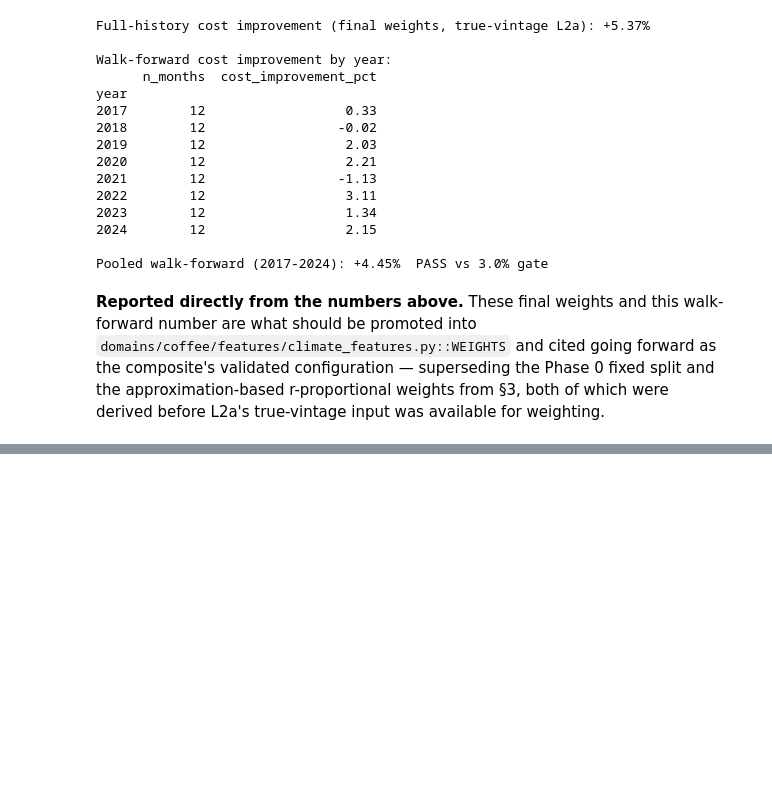
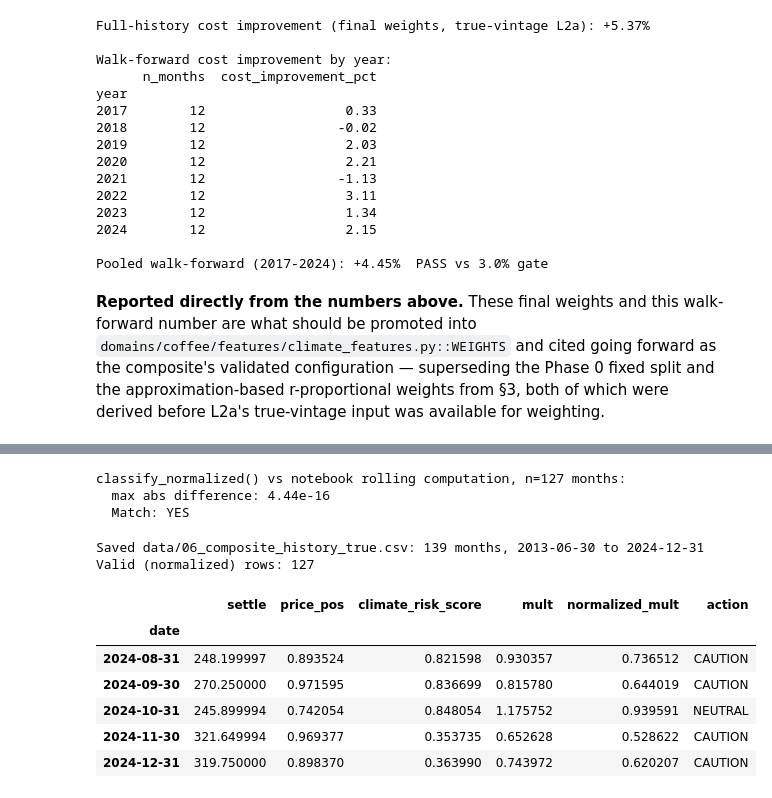
Before and after one commit to abhirajp97/greensignal, a Jupyter notebook: notebooks/coffee_backtests/06_composite_backtest.ipynb, the cells around one changed output, grey strips where cells are left out. Drawn from its saved outputs; the diff is of its cells as text; code cells hidden in the pictures; blank space fills up the shorter version.

```diff
--- a/notebooks/coffee_backtests/06_composite_backtest.ipynb
+++ b/notebooks/coffee_backtests/06_composite_backtest.ipynb
@@ -897,0 +911,58 @@ weighting.
+# %%
+import sys  # noqa: E402
+
+sys.path.insert(0, '../..')
+from core.services.recommendation_engine import classify_normalized  # noqa: E402
+
+core_hist = core_true.sort_index().copy()
+mult_list = core_hist['mult'].tolist()
+dates = core_hist.index.tolist()
+
+normalized_prod, action_prod = [], []
+for i in range(len(mult_list)):
+    trailing = mult_list[max(0, i - 24):i]
+    if len(trailing) < 12:
+        normalized_prod.append(float('nan'))
+        action_prod.append('INSUFFICIENT_HISTORY')
+        continue
+    norm, act = classify_normalized(mult_list[i], trailing)
+    normalized_prod.append(norm)
+    action_prod.append(act.value.upper())
+
+core_hist['normalized_mult_prod'] = normalized_prod
+core_hist['action_prod'] = action_prod
+
+# Cross-check against this notebook's own rolling_24m_norm-style computation,
+# recomputed here on core_true specifically (Sec 4's rolling_24m_norm was
+# computed on the approximation-based `core`, not `core_true`).
+notebook_norm = core_hist['mult'] / core_hist['mult'].rolling(24, min_periods=12).mean().shift(1)
+both_valid = core_hist['normalized_mult_prod'].notna() & notebook_norm.notna()
+diff = (core_hist.loc[both_valid, 'normalized_mult_prod'] - notebook_norm.loc[both_valid]).abs()
+print(f'classify_normalized() vs notebook rolling computation, n={both_valid.sum()} months:')
+print(f'  max abs difference: {diff.max():.2e}')
+print(f'  Match: {"YES" if diff.max() < 1e-6 else "NO -- INVESTIGATE"}')
+# %% [output]
+classify_normalized() vs notebook rolling computation, n=127 months:
+  max abs difference: 4.44e-16
+  Match: YES
+# %%
+out_hist = core_hist[['settle', 'price_pos', 'climate_risk_score', 'mult',
+                       'normalized_mult_prod', 'action_prod']].copy()
+out_hist = out_hist.rename(
+    columns={'normalized_mult_prod': 'normalized_mult', 'action_prod': 'action'}
+)
+out_hist.to_csv('data/06_composite_history_true.csv')
+print(f'Saved data/06_composite_history_true.csv: {len(out_hist)} months, '
+      f'{out_hist.index.min().date()} to {out_hist.index.max().date()}')
+print(f'Valid (normalized) rows: {out_hist["normalized_mult"].notna().sum()}')
+out_hist.tail()
+# %% [output]
+Saved data/06_composite_history_true.csv: 139 months, 2013-06-30 to 2024-12-31
+Valid (normalized) rows: 127
+|  | settle | price_pos | climate_risk_score | mult | normalized_mult | action |
+| date |  |  |  |  |  |  |
+| 2024-08-31 | 248.199997 | 0.893524 | 0.821598 | 0.930357 | 0.736512 | CAUTION |
+| 2024-09-30 | 270.250000 | 0.971595 | 0.836699 | 0.815780 | 0.644019 | CAUTION |
+| 2024-10-31 | 245.899994 | 0.742054 | 0.848054 | 1.175752 | 0.939591 | NEUTRAL |
+| 2024-11-30 | 321.649994 | 0.969377 | 0.353735 | 0.652628 | 0.528622 | CAUTION |
+| 2024-12-31 | 319.750000 | 0.898370 | 0.363990 | 0.743972 | 0.620207 | CAUTION |
```
Also changed, not shown: parts of 1 cell of this notebook, 8 other files.
